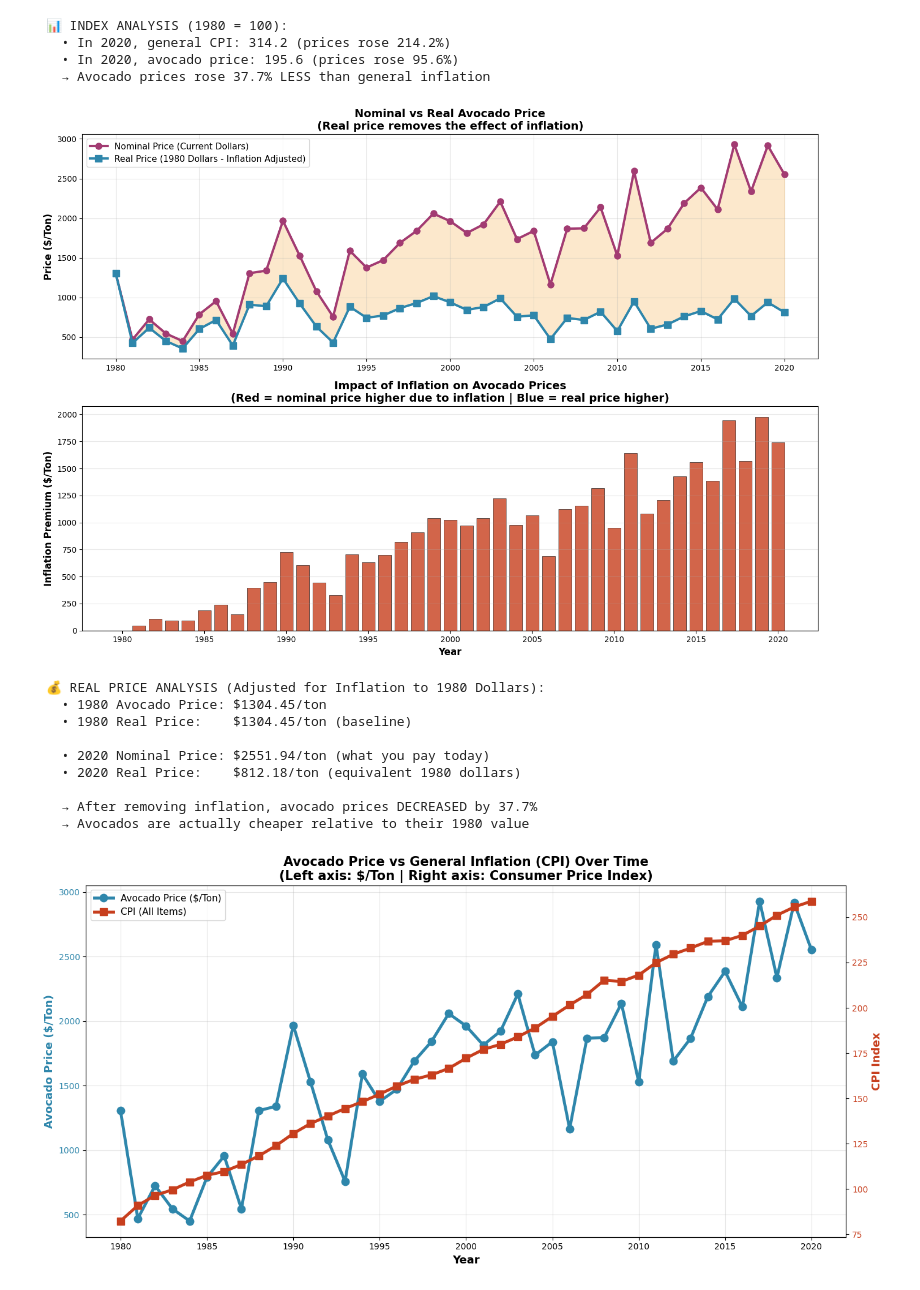
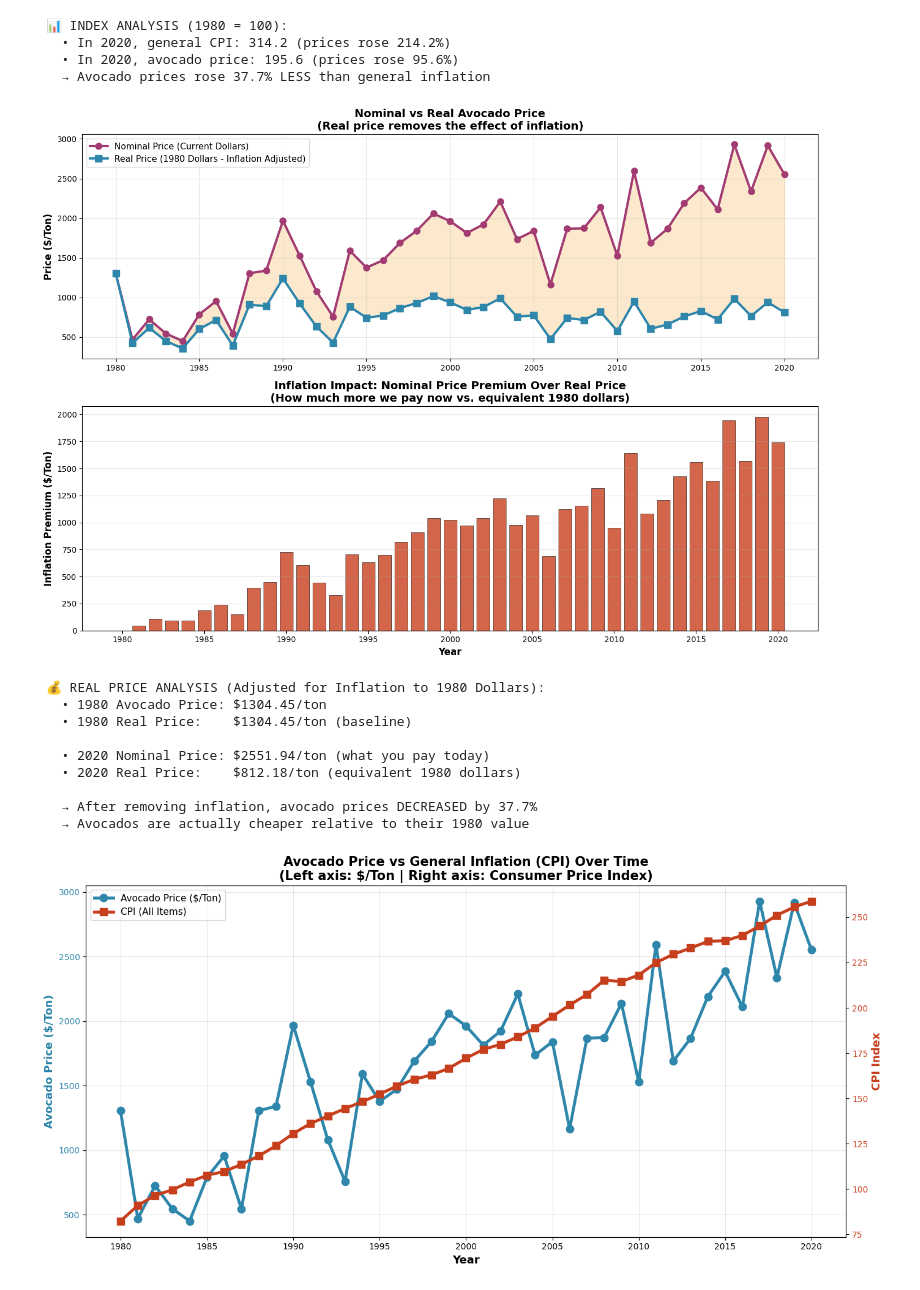
Before and after one commit to katrimik/avocado_vis, a Jupyter notebook: vis.ipynb, the cells around one changed output. Cells and saved outputs as stored; diff of their text form; code cells hidden in the pictures.

```diff
--- a/vis.ipynb
+++ b/vis.ipynb
@@ -971,10 +985,21 @@ print(f"   → Reflects increased demand and market value for California avocado
 # VISUALIZATION PRINCIPLE: Spatial position (time × production) + Color hue (to distinguish counties)
 # Multiple lines with distinct colors help identify which regions drive California's market
 
-prod_by_county = df.groupby('County', dropna=True)['Production'].sum().dropna()
+# Reload the original avocado data to ensure we have all columns
+df_avocado = pd.read_csv('cali_avocados.csv', dtype=str)
+df_avocado.columns = df_avocado.columns.str.strip()
+df_avocado = df_avocado.apply(lambda x: x.str.strip() if x.dtype == 'object' else x)
+
+# Clean numeric columns
+df_avocado['Year'] = df_avocado['Year'].astype(str).str.replace(r'[^0-9]', '', regex=True)
+df_avocado['Year'] = pd.to_numeric(df_avocado['Year'], errors='coerce').astype('Int64')
+df_avocado['Production'] = df_avocado['Production'].astype(str).str.replace(r'[^0-9.\-]', '', regex=True)
+df_avocado['Production'] = pd.to_numeric(df_avocado['Production'], errors='coerce')
+
+prod_by_county = df_avocado.groupby('County', dropna=True)['Production'].sum().dropna()
 top_counties = prod_by_county.nlargest(6).index.tolist()
 
-county_year = df[df['County'].isin(top_counties)].groupby(['Year', 'County'], dropna=True).agg(
+county_year = df_avocado[df_avocado['County'].isin(top_counties)].groupby(['Year', 'County'], dropna=True).agg(
     {'Production': 'sum'}
 ).reset_index()
 
@@ -1393,37 +1495,37 @@ ax2.bar(comparison['Year'], inflation_premium, color=colors_premium, alpha=0.8,
 ax2.axhline(y=0, color='black', linestyle='-', linewidth=1)
 ax2.set_xlabel('Year', fontsize=12, fontweight='bold')
 ax2.set_ylabel('Inflation Premium ($/Ton)', fontsize=12, fontweight='bold')
-ax2.set_title('Impact of Inflation on Avocado Prices\n(Red = nominal price higher due to inflation | Blue = real price higher)',
+ax2.set_title('Inflation Impact: Nominal Price Premium Over Real Price\n(How much more we pay now vs. equivalent 1980 dollars)',
              fontsize=14, fontweight='bold')
 ax2.grid(True, alpha=0.3, axis='y')
 
 plt.tight_layout()
 plt.show()
 
 # Analysis
 print(f"\n 💰 REAL PRICE ANALYSIS (Adjusted for Inflation to 1980 Dollars):")
 print(f"   • 1980 Avocado Price: ${comparison[comparison['Year'] == 1980]['Price P/U'].values[0]:.2f}/ton")
 print(f"   • 1980 Real Price:    ${comparison[comparison['Year'] == 1980]['Real_Avocado_Price'].values[0]:.2f}/ton (baseline)")
 print()
 
 recent_nominal = comparison[comparison['Year'] == 2020]['Price P/U'].values[0]
 recent_real = comparison[comparison['Year'] == 2020]['Real_Avocado_Price'].values[0]
 print(f"   • 2020 Nominal Price: ${recent_nominal:.2f}/ton (what you pay today)")
 print(f"   • 2020 Real Price:    ${recent_real:.2f}/ton (equivalent 1980 dollars)")
 print()
 
 if recent_real > comparison[comparison['Year'] == 1980]['Real_Avocado_Price'].values[0]:
     increase_pct = ((recent_real - comparison[comparison['Year'] == 1980]['Real_Avocado_Price'].values[0]) /
                    comparison[comparison['Year'] == 1980]['Real_Avocado_Price'].values[0] * 100)
     print(f"   → Even after removing inflation, avocado prices INCREASED by {increase_pct:.1f}%")
     print(f"   → This means avocados are genuinely more expensive, not just due to general inflation")
 else:
     decrease_pct = ((comparison[comparison['Year'] == 1980]['Real_Avocado_Price'].values[0] - recent_real) /
                    comparison[comparison['Year'] == 1980]['Real_Avocado_Price'].values[0] * 100)
     print(f"   → After removing inflation, avocado prices DECREASED by {decrease_pct:.1f}%")
     print(f"   → Avocados are actually cheaper relative to their 1980 value")
 # %% [output]
-[figure, old version]
+[figure, new version]
  💰 REAL PRICE ANALYSIS (Adjusted for Inflation to 1980 Dollars):
    • 1980 Avocado Price: $1304.45/ton
    • 1980 Real Price:    $1304.45/ton (baseline)
```
Also changed, not shown: parts of 12 cells of this notebook, 1 other file.
